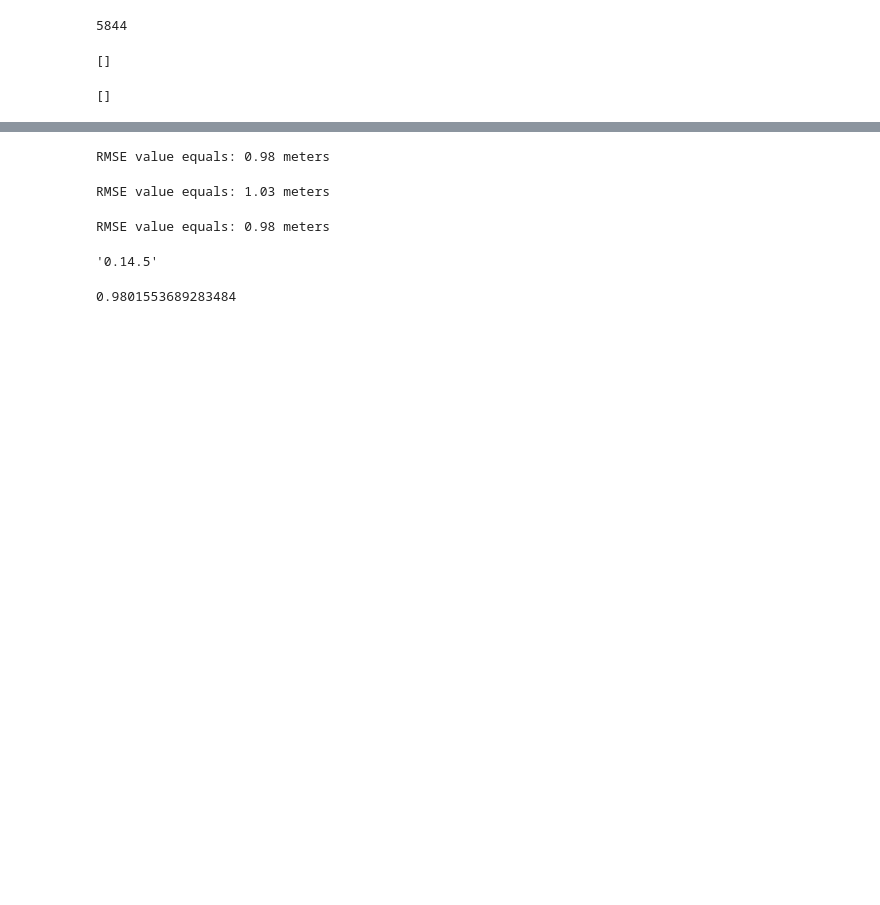
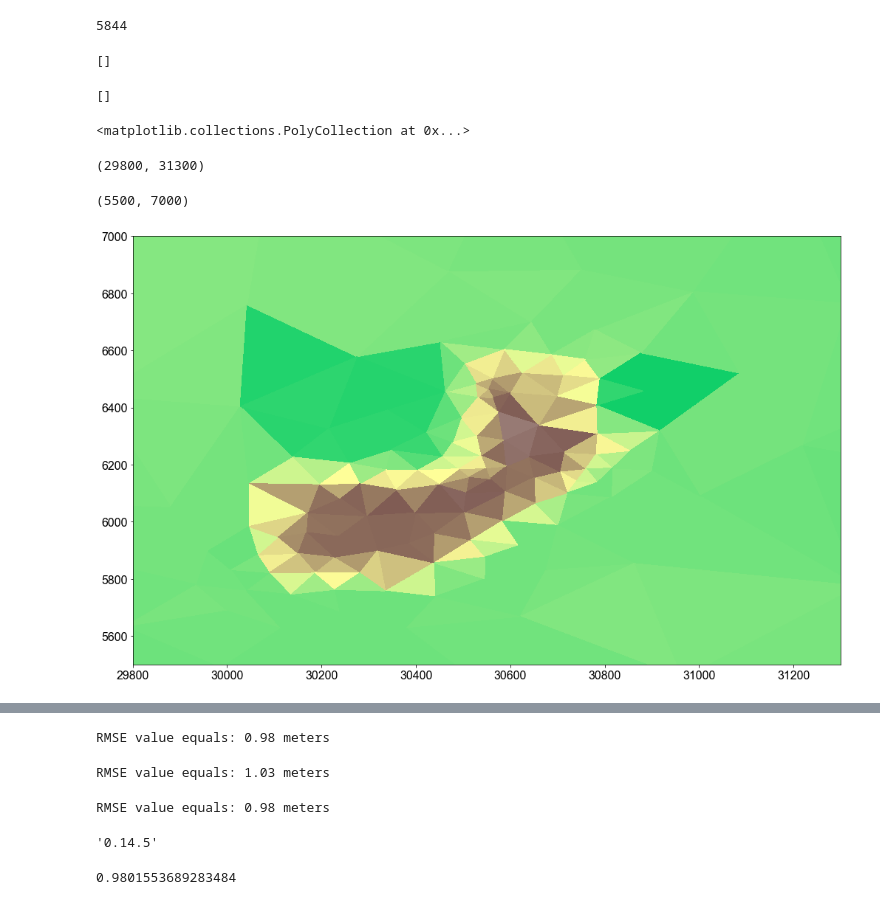
Before and after one commit to chrimerss/CREST-iMAP, a Jupyter notebook: Examples/Sensitivity/uniform_rain.ipynb, the cells around one changed output, grey strips where cells are left out. Cells and saved outputs as stored; diff of their text form; code cells hidden in the pictures; blank space fills up the shorter version.

```diff
--- a/Examples/Sensitivity/uniform_rain.ipynb
+++ b/Examples/Sensitivity/uniform_rain.ipynb
@@ -52,6 +50,17 @@ domain= anuga.create_domain_from_file('original_08076700.msh')
 domain= anuga.create_domain_from_file('/home/ZhiLi/mesher/examples/08076700_new/stream_dem/DEM_10m.mesh')
 # %% [output]
 []
+# %%
+plt.tripcolor(dplotter.triang,
+              facecolors = dplotter.elev,
+              cmap='terrain')
+plt.xlim([29800, 31300])
+plt.ylim([5500, 7000])
+# %% [output]
+<matplotlib.collections.PolyCollection at 0x...>
+(29800, 31300)
+(5500, 7000)
+[figure, added]
 # %%
 dplotter = anuga.Domain_plotter(domain)
 fig= plt.figure(figsize=(15,5))
```
Also changed, not shown: parts of 5 cells of this notebook, 22 other files.
